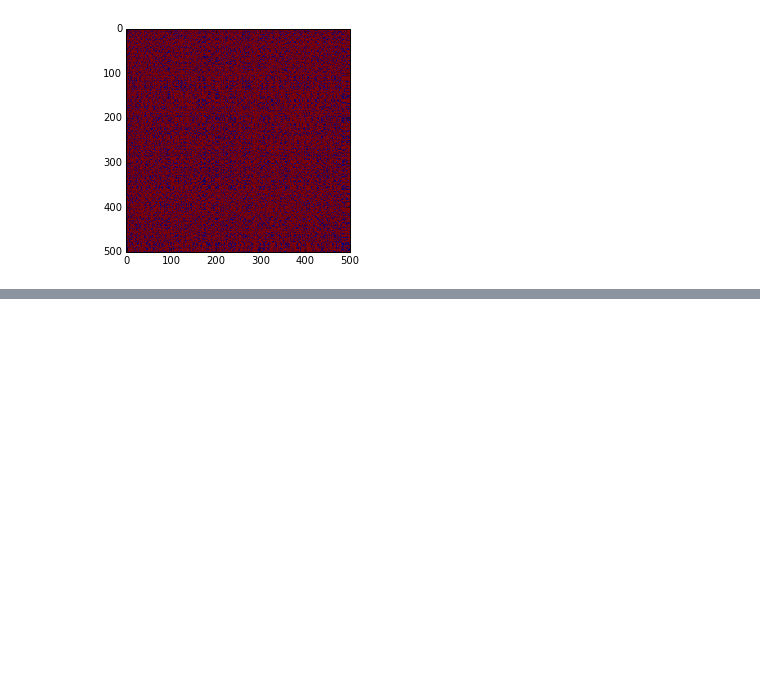
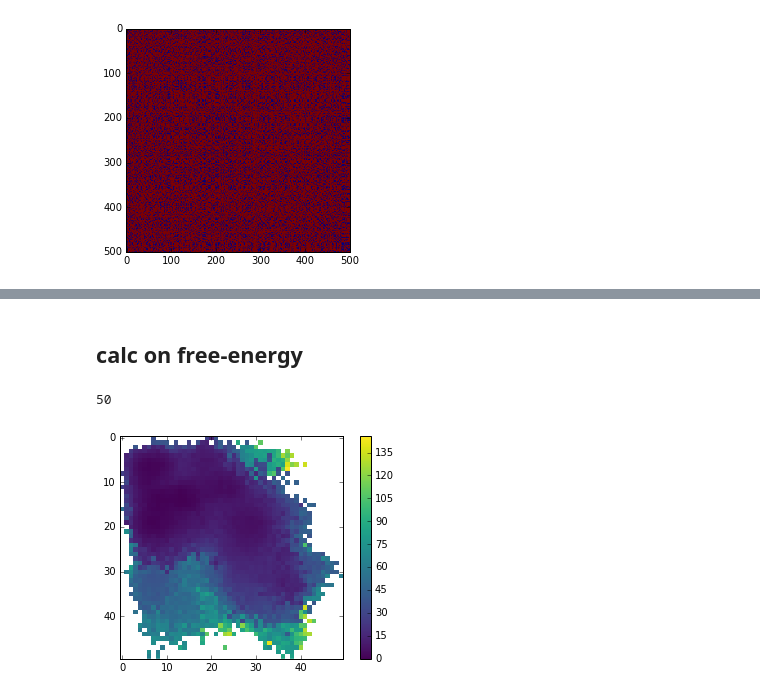
Before and after one commit to dprovasi/testsystems, a Jupyter notebook: maxCal analysis.ipynb, the cells around one changed output, grey strips where cells are left out. Cells and saved outputs as stored; diff of their text form; code cells hidden in the pictures; blank space fills up the shorter version.

Commit message:
msm from free-energy
added code to get msm for free-energy and to perturb one msm given fes difference

```diff
--- a/maxCal analysis.ipynb
+++ b/maxCal analysis.ipynb
@@ -330,0 +341,23 @@ plt.show()
+# %% [markdown]
+## calc on free-energy
+# %%
+fes_files=['/sc/orga/projects/filizm02a/work/MOR_biased/01_prep_path/metaD_tests/21_trv_INA/fes_rew_NPxxY-dist2.dat',
+'/sc/orga/projects/filizm02a/work/MOR_biased/01_prep_path/metaD_tests/22_empty_INA/fes_rew_NPxxY-dist2.dat',
+'/sc/orga/projects/filizm02a/work/MOR_biased/01_prep_path/metaD_tests/23_nal_INA/fes_rew_NPxxY-dist2.dat',
+'/sc/orga/projects/filizm02a/work/MOR_biased/01_prep_path/metaD_tests/24_morf_INA/fes_rew_NPxxY-dist2.dat']
+# %%
+fes0=np.loadtxt(fes_files[0])
+cv1=np.unique(fes0[:,0])
+cv2=np.unique(fes0[:,1])
+# %%
+fes_mat=fes0[:,2].reshape((len(cv1),len(cv2)))
+# %%
+len(cv2)
+# %% [output]
+50
+# %%
+plt.imshow(fes_mat,interpolation='none',cmap='viridis')
+plt.colorbar()
+plt.show()
+# %% [output]
+[figure, added]
```
Also changed, not shown: parts of 22 cells of this notebook.
